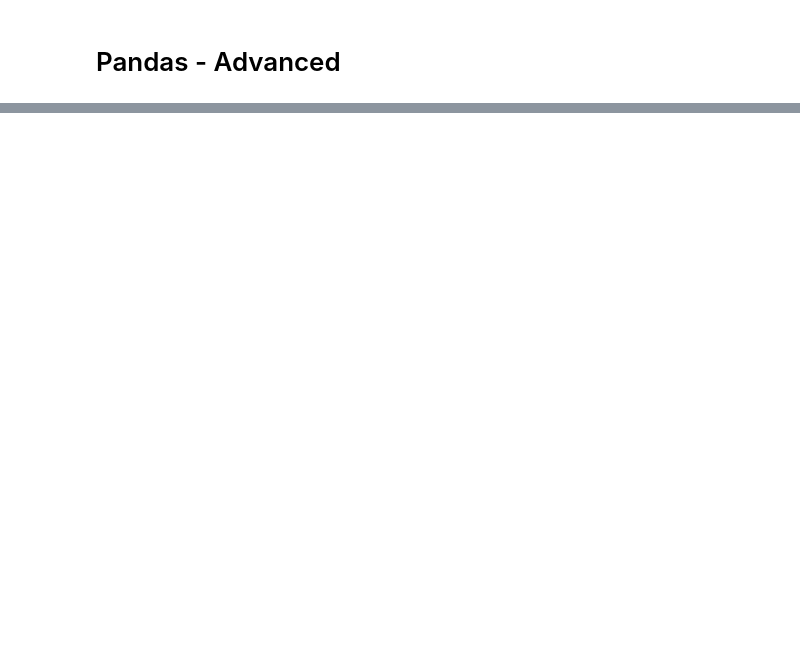
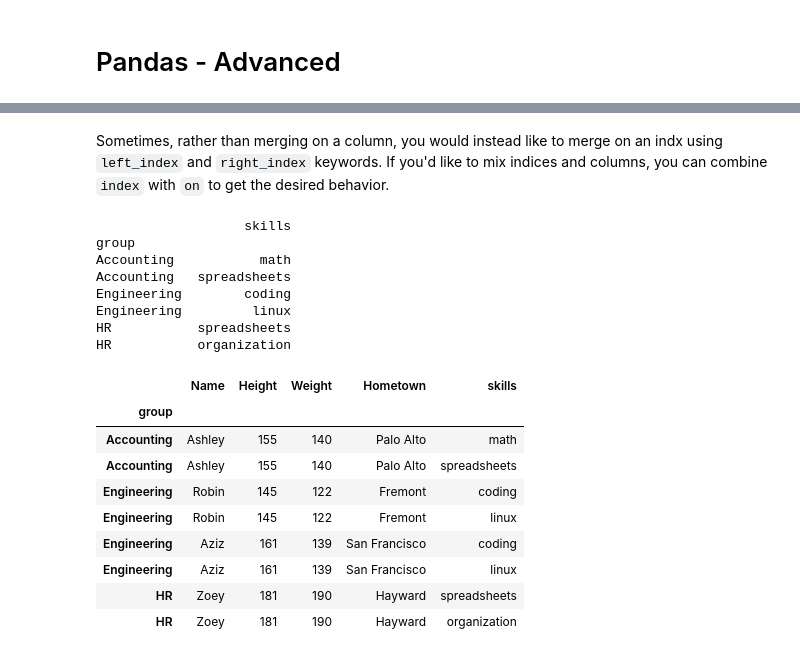
Before and after one commit to Jay4869/Data-Science, a Jupyter notebook: Python/2.1. Pandas - Advanced.ipynb, the cells around one changed output, grey strips where cells are left out. Drawn from its saved outputs; the diff is of its cells as text; code cells hidden in the pictures; blank space fills up the shorter version.

```diff
--- a/Python/2.1. Pandas - Advanced.ipynb
+++ b/Python/2.1. Pandas - Advanced.ipynb
@@ -21,0 +133,8 @@ df.head()
+# %%
+# One-to-one joins
+df2 = pd.DataFrame({'Name': ['Ashley', 'Robin', 'Aziz', 'Zoey'],
+                    'group': ['Accounting', 'Engineering', 'Engineering', 'HR']})
+
+print(df2)
+temp = pd.merge(df, df2, on='Name')
+temp
@@ -21,0 +175,30 @@ df.head()
+# %% [markdown]
+Sometimes, rather than merging on a column, you would instead like to merge on an indx using `left_index` and `right_index` keywords. If you'd like to mix indices and columns, you can combine `index` with `on` to get the desired behavior.
+# %%
+# Many-to-many joins
+df4 = pd.DataFrame({'group': ['Accounting', 'Accounting',
+                              'Engineering', 'Engineering', 'HR', 'HR'],
+                    'skills': ['math', 'spreadsheets', 'coding', 'linux',
+                               'spreadsheets', 'organization']}).set_index('group')
+print(df4)
+
+pd.merge(temp, df4, left_on='group', right_index=True)
+# %% [output]
+                   skills
+group
+Accounting           math
+Accounting   spreadsheets
+Engineering        coding
+Engineering         linux
+HR           spreadsheets
+HR           organization
+|  | Name | Height | Weight | Hometown | skills |
+| group |  |  |  |  |  |
+| Accounting | Ashley | 155 | 140 | Palo Alto | math |
+| Accounting | Ashley | 155 | 140 | Palo Alto | spreadsheets |
+| Engineering | Robin | 145 | 122 | Fremont | coding |
+| Engineering | Robin | 145 | 122 | Fremont | linux |
+| Engineering | Aziz | 161 | 139 | San Francisco | coding |
+| Engineering | Aziz | 161 | 139 | San Francisco | linux |
+| HR | Zoey | 181 | 190 | Hayward | spreadsheets |
+| HR | Zoey | 181 | 190 | Hayward | organization |
```
Also changed, not shown: parts of 24 cells of this notebook.
